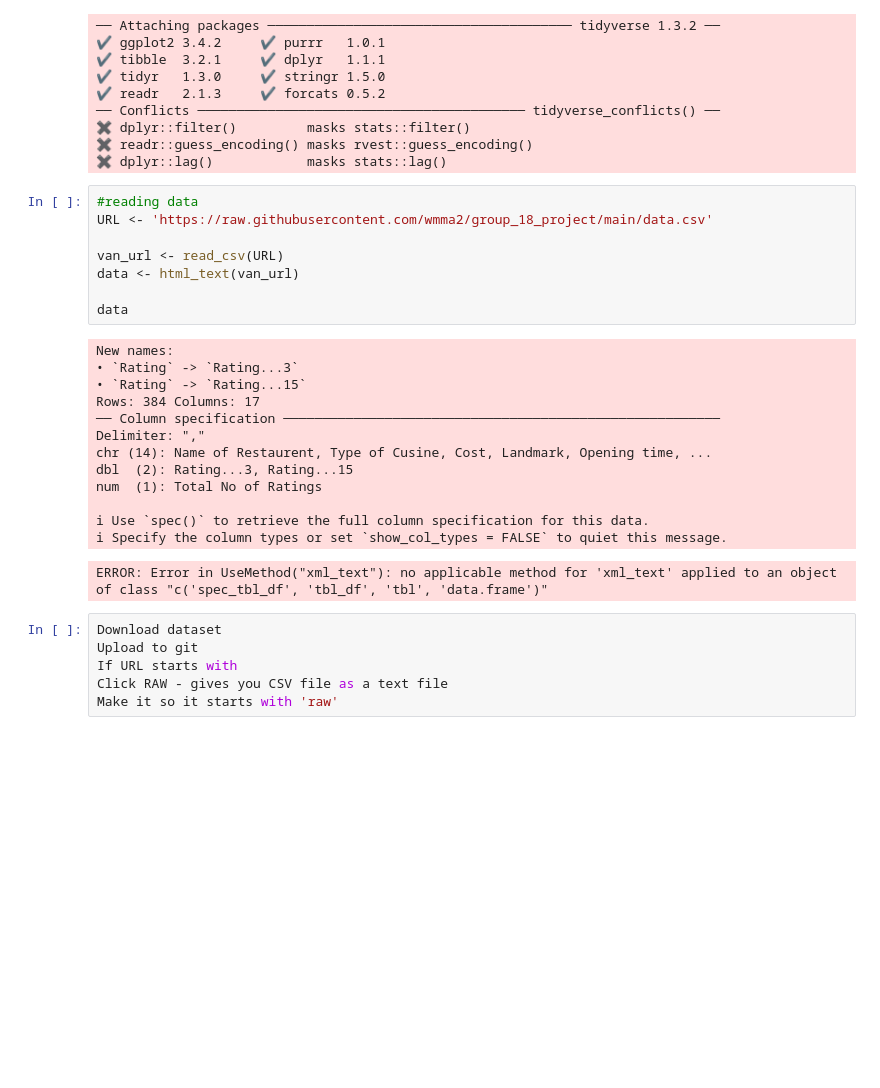
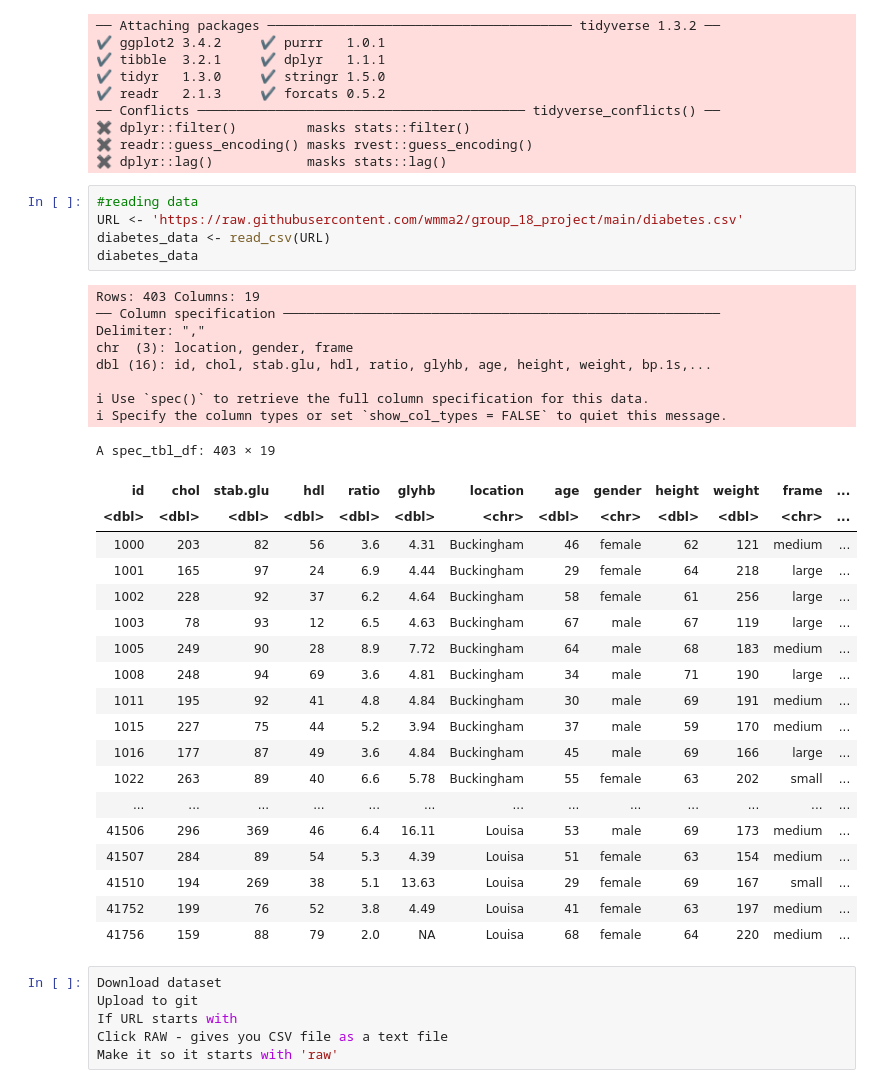
Before and after one commit to wmma2/group_18_project, a Jupyter notebook: Gr18_proposal.ipynb, the cells around one changed output. Drawn from its saved outputs; the diff is of its cells as text; blank space fills up the shorter version.

Commit message:
Read diabetes_data

```diff
--- a/Gr18_proposal.ipynb
+++ b/Gr18_proposal.ipynb
@@ -16,26 +16,37 @@ library(tidyverse)
 ✖ dplyr::lag()            masks stats::lag()
 # %%
 #reading data
-URL <- 'https://raw.githubusercontent.com/wmma2/group_18_project/main/data.csv'
-
-van_url <- read_csv(URL)
-data <- html_text(van_url)
-
-data
+URL <- 'https://raw.githubusercontent.com/wmma2/group_18_project/main/diabetes.csv'
+diabetes_data <- read_csv(URL)
+diabetes_data
 # %% [output]
-New names:
-• `Rating` -> `Rating...3`
-• `Rating` -> `Rating...15`
-Rows: 384 Columns: 17
+Rows: 403 Columns: 19
 ── Column specification ────────────────────────────────────────────────────────
 Delimiter: ","
-chr (14): Name of Restaurent, Type of Cusine, Cost, Landmark, Opening time, ...
-dbl  (2): Rating...3, Rating...15
-num  (1): Total No of Ratings
+chr  (3): location, gender, frame
+dbl (16): id, chol, stab.glu, hdl, ratio, glyhb, age, height, weight, bp.1s,...
 
 ℹ Use `spec()` to retrieve the full column specification for this data.
 ℹ Specify the column types or set `show_col_types = FALSE` to quiet this message.
-ERROR: Error in UseMethod("xml_text"): no applicable method for 'xml_text' applied to an object of class "c('spec_tbl_df', 'tbl_df', 'tbl', 'data.frame')"
+A spec_tbl_df: 403 × 19
+| id | chol | stab.glu | hdl | ratio | glyhb | location | age | gender | height | weight | frame | ... |
+| <dbl> | <dbl> | <dbl> | <dbl> | <dbl> | <dbl> | <chr> | <dbl> | <chr> | <dbl> | <dbl> | <chr> | ... |
+| 1000 | 203 | 82 | 56 | 3.6 | 4.31 | Buckingham | 46 | female | 62 | 121 | medium | ... |
+| 1001 | 165 | 97 | 24 | 6.9 | 4.44 | Buckingham | 29 | female | 64 | 218 | large | ... |
+| 1002 | 228 | 92 | 37 | 6.2 | 4.64 | Buckingham | 58 | female | 61 | 256 | large | ... |
+| 1003 | 78 | 93 | 12 | 6.5 | 4.63 | Buckingham | 67 | male | 67 | 119 | large | ... |
+| 1005 | 249 | 90 | 28 | 8.9 | 7.72 | Buckingham | 64 | male | 68 | 183 | medium | ... |
+| 1008 | 248 | 94 | 69 | 3.6 | 4.81 | Buckingham | 34 | male | 71 | 190 | large | ... |
+| 1011 | 195 | 92 | 41 | 4.8 | 4.84 | Buckingham | 30 | male | 69 | 191 | medium | ... |
+| 1015 | 227 | 75 | 44 | 5.2 | 3.94 | Buckingham | 37 | male | 59 | 170 | medium | ... |
+| 1016 | 177 | 87 | 49 | 3.6 | 4.84 | Buckingham | 45 | male | 69 | 166 | large | ... |
+| 1022 | 263 | 89 | 40 | 6.6 | 5.78 | Buckingham | 55 | female | 63 | 202 | small | ... |
+| ... | ... | ... | ... | ... | ... | ... | ... | ... | ... | ... | ... | ... |
+| 41506 | 296 | 369 | 46 | 6.4 | 16.11 | Louisa | 53 | male | 69 | 173 | medium | ... |
+| 41507 | 284 | 89 | 54 | 5.3 | 4.39 | Louisa | 51 | female | 63 | 154 | medium | ... |
+| 41510 | 194 | 269 | 38 | 5.1 | 13.63 | Louisa | 29 | female | 69 | 167 | small | ... |
+| 41752 | 199 | 76 | 52 | 3.8 | 4.49 | Louisa | 41 | female | 63 | 197 | medium | ... |
+| 41756 | 159 | 88 | 79 | 2.0 | NA | Louisa | 68 | female | 64 | 220 | medium | ... |
 # %%
 Download dataset
 Upload to git
```
Also changed, not shown: parts of 1 cell of this notebook.
